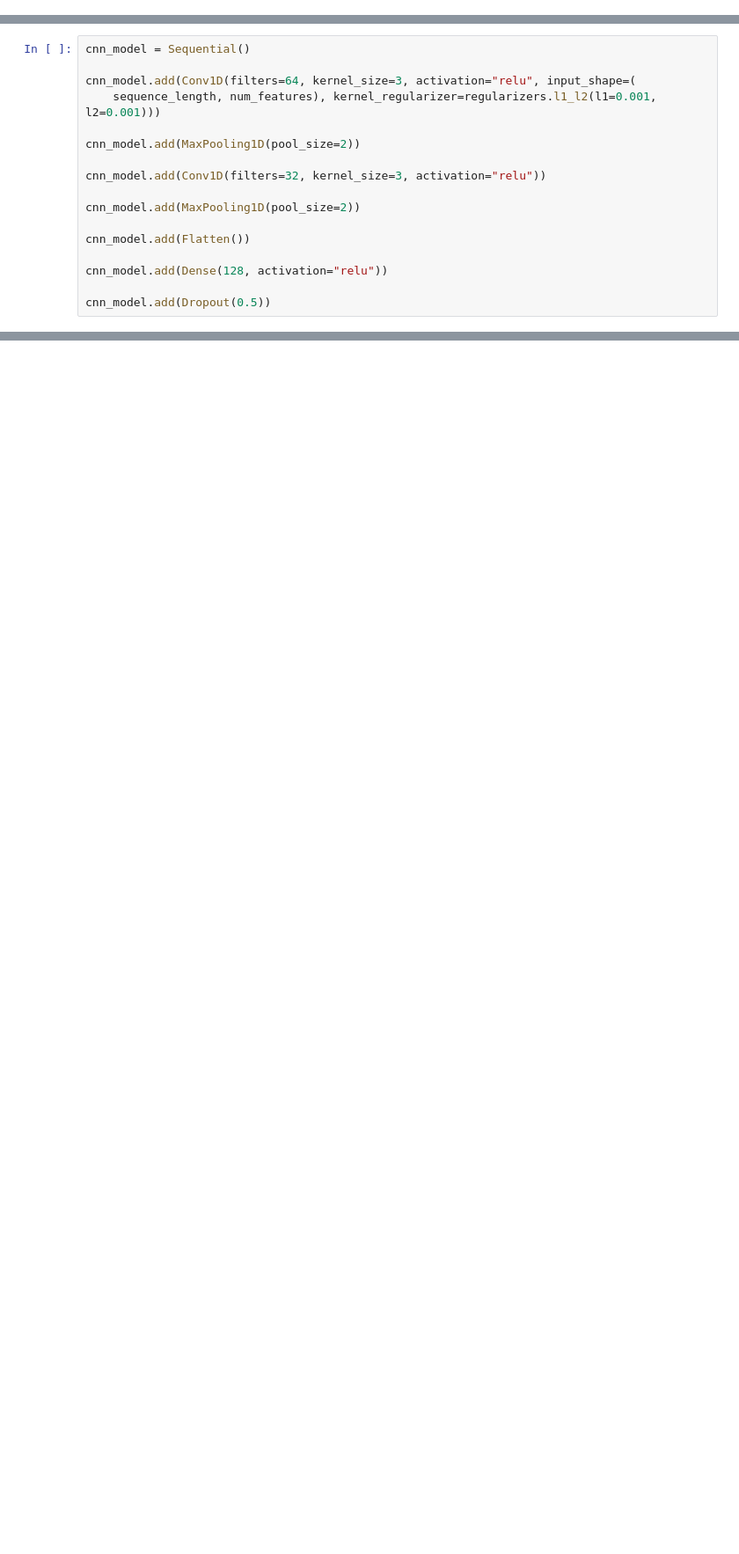
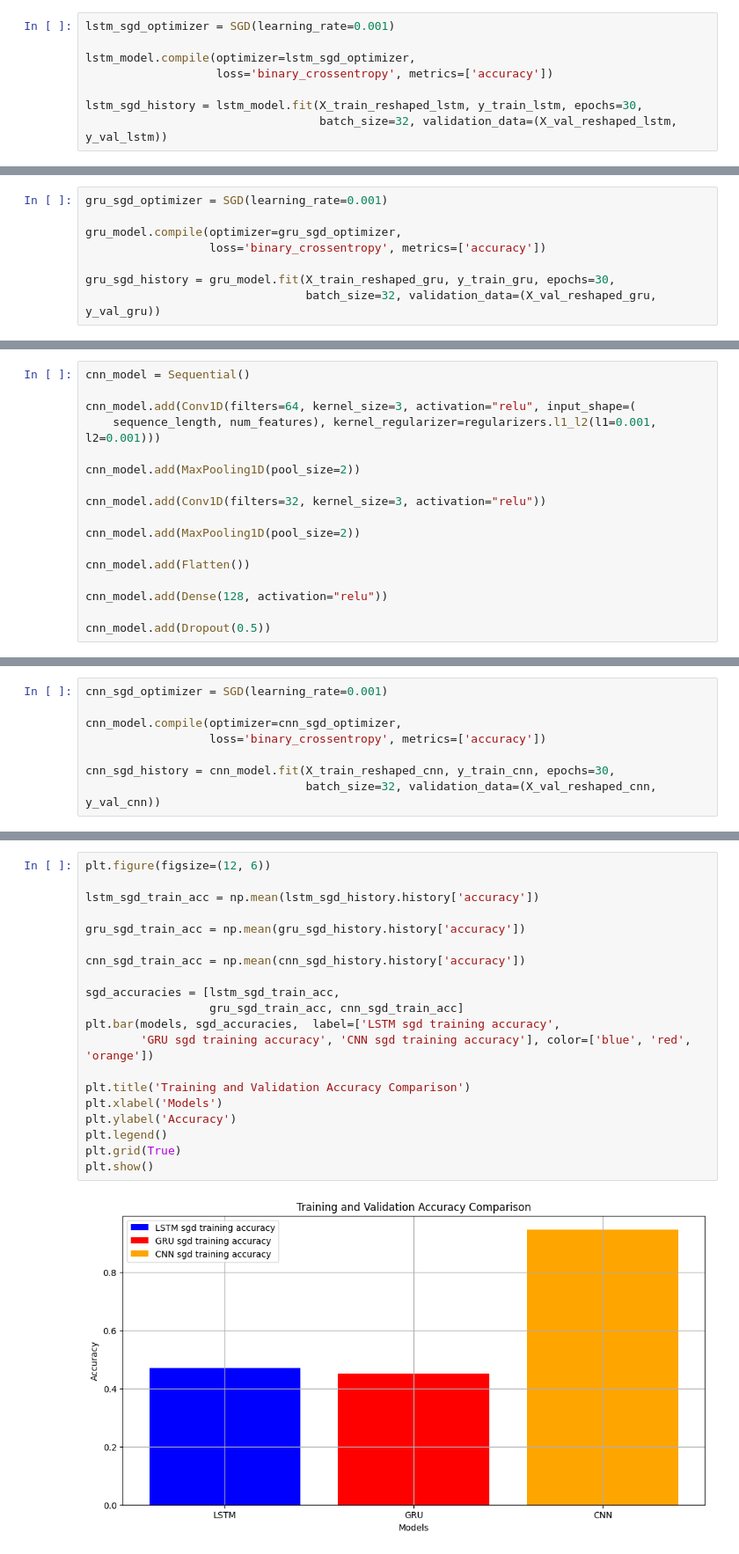
Before and after one commit to JenilGajjar20/SensorNetGuard, a Jupyter notebook: combined.ipynb, the cells around one changed output, grey strips where cells are left out. Shown at 88% size. Cells and saved outputs as stored; diff of their text form; blank space fills up the shorter version.

Commit message:
added rmsprops and sgd optimizers

```diff
--- a/combined.ipynb
+++ b/combined.ipynb
@@ -70,0 +148,8 @@ lstm_adagrad_history = lstm_model.fit(X_train_reshaped_lstm, y_train_lstm,
+# %%
+lstm_sgd_optimizer = SGD(learning_rate=0.001)
+
+lstm_model.compile(optimizer=lstm_sgd_optimizer,
+                   loss='binary_crossentropy', metrics=['accuracy'])
+
+lstm_sgd_history = lstm_model.fit(X_train_reshaped_lstm, y_train_lstm, epochs=30,
+                                  batch_size=32, validation_data=(X_val_reshaped_lstm, y_val_lstm))
@@ -112,0 +300,8 @@ gru_adagrad_history = gru_model.fit(X_train_reshaped_gru, y_train_gru,
+# %%
+gru_sgd_optimizer = SGD(learning_rate=0.001)
+
+gru_model.compile(optimizer=gru_sgd_optimizer,
+                  loss='binary_crossentropy', metrics=['accuracy'])
+
+gru_sgd_history = gru_model.fit(X_train_reshaped_gru, y_train_gru, epochs=30,
+                                batch_size=32, validation_data=(X_val_reshaped_gru, y_val_gru))
@@ -167,0 +467,8 @@ cnn_adagrad_history = cnn_model.fit(X_train_reshaped_cnn, y_train_cnn, epochs=30
+# %%
+cnn_sgd_optimizer = SGD(learning_rate=0.001)
+
+cnn_model.compile(optimizer=cnn_sgd_optimizer,
+                  loss='binary_crossentropy', metrics=['accuracy'])
+
+cnn_sgd_history = cnn_model.fit(X_train_reshaped_cnn, y_train_cnn, epochs=30,
+                                batch_size=32, validation_data=(X_val_reshaped_cnn, y_val_cnn))
@@ -321,0 +683,22 @@ plt.show()
+# %%
+plt.figure(figsize=(12, 6))
+
+lstm_sgd_train_acc = np.mean(lstm_sgd_history.history['accuracy'])
+
+gru_sgd_train_acc = np.mean(gru_sgd_history.history['accuracy'])
+
+cnn_sgd_train_acc = np.mean(cnn_sgd_history.history['accuracy'])
+
+sgd_accuracies = [lstm_sgd_train_acc,
+                  gru_sgd_train_acc, cnn_sgd_train_acc]
+plt.bar(models, sgd_accuracies,  label=['LSTM sgd training accuracy',
+        'GRU sgd training accuracy', 'CNN sgd training accuracy'], color=['blue', 'red',  'orange'])
+
+plt.title('Training and Validation Accuracy Comparison')
+plt.xlabel('Models')
+plt.ylabel('Accuracy')
+plt.legend()
+plt.grid(True)
+plt.show()
+# %% [output]
+[figure, added]
```
Also changed, not shown: parts of 27 cells of this notebook, 1 other file.
